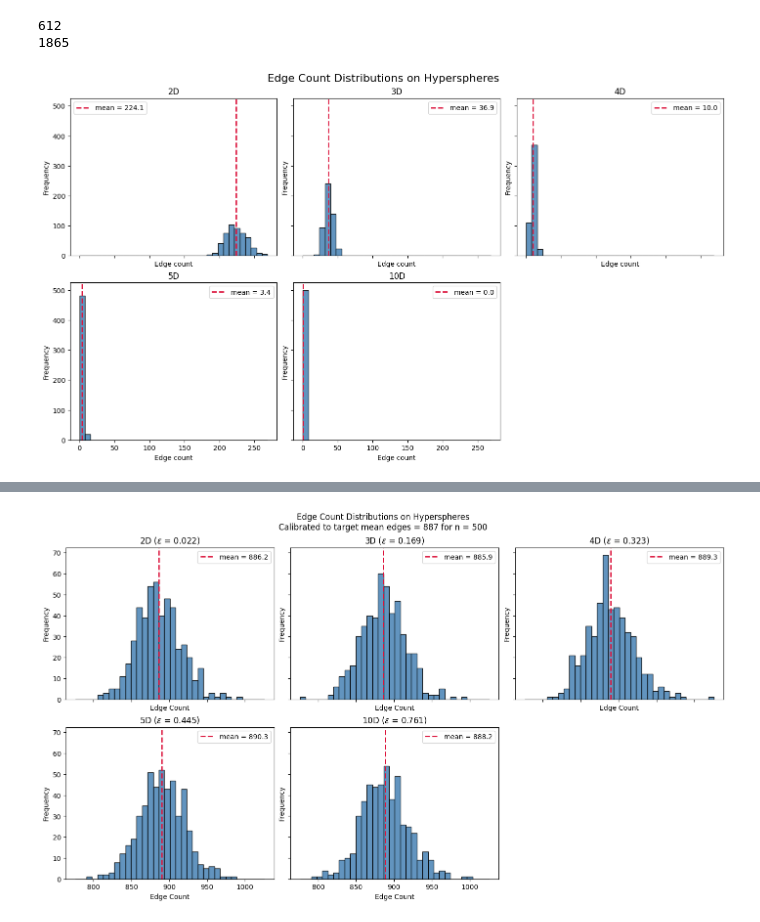
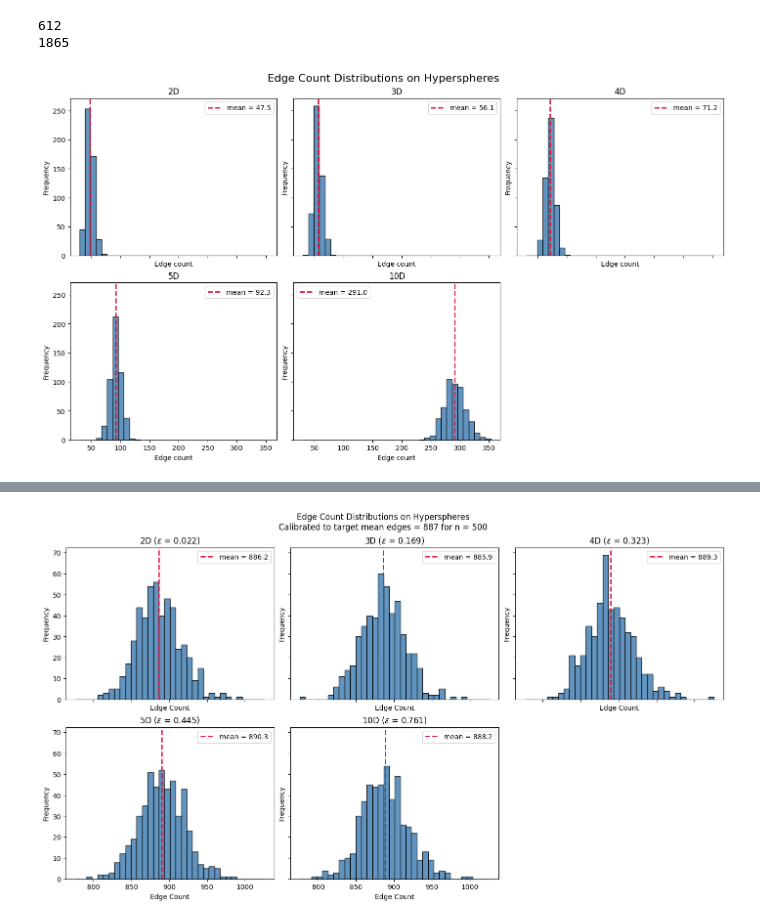
Before and after one commit to JosephMatatyaou/STA199REU, a Jupyter notebook: SQ26/Week1/EdgeCount_Hypersphere.ipynb, the cells around one changed output, grey strips where cells are left out. Saved outputs shown, nothing was run; the diff lists cells and outputs as text; code cells hidden in the pictures.

```diff
--- a/SQ26/Week1/EdgeCount_Hypersphere.ipynb
+++ b/SQ26/Week1/EdgeCount_Hypersphere.ipynb
@@ -71,7 +71,7 @@ def edge_count_sim_hypersphere(
     rng = np.random.default_rng(seed)
 
     edge_counts = np.empty(n_resamples, dtype = int)
-    epsilon = t /(n_points ** (1/d))
+    epsilon = t /(n_points ** (1/(d-1)))
 
     for i in range(n_resamples):
         sample_seed = int(rng.integers(0,1_000_000_000))
@@ -91,37 +91,37 @@ results = {
     d: edge_count_sim_hypersphere(
         n_points=200,
         d=d,
-        t=0.5,
+        t=1.5,
         n_resamples=500,
         r=1,
         seed=453
     )
     for d in dims
 }
 
 # Use common bins across all panels for fair comparison
 all_counts = np.concatenate(list(results.values()))
 bins = np.linspace(all_counts.min(), all_counts.max(), 35)
 
 fig, axes = plt.subplots(2, 3, figsize=(14, 8), sharex=True, sharey=True, constrained_layout=True)
 axes = axes.ravel()
 
 for ax, d in zip(axes, dims):
     counts = results[d]
     ax.hist(counts, bins=bins, color="steelblue", edgecolor="black", alpha=0.85)
     ax.axvline(counts.mean(), color="crimson", linestyle="--", linewidth=2, label=f"mean = {counts.mean():.1f}")
     ax.set_title(f"{d}D")
     ax.set_xlabel("Edge count")
     ax.set_ylabel("Frequency")
     ax.legend()
 
 # Hide the unused 6th subplot
 axes[-1].axis("off")
 
 fig.suptitle("Edge Count Distributions on Hyperspheres", fontsize=16)
 plt.show()
 # %% [output]
-[figure, old version]
+[figure, new version]
 # %% [markdown]
 When d increases, two random points on the sphere become more orthogonal. Thus, their dot product is then close to 0 and their distance is close to $\sqrt{2}r$. So in higher dimensions most pairs of points sit at about the same distance. If we want a fair comparison between dimensions that we should try to keep the connectivity level fixed, not $\varepsilon$.
 
```
Also changed, not shown: parts of 1 cell of this notebook, 2 other files.
